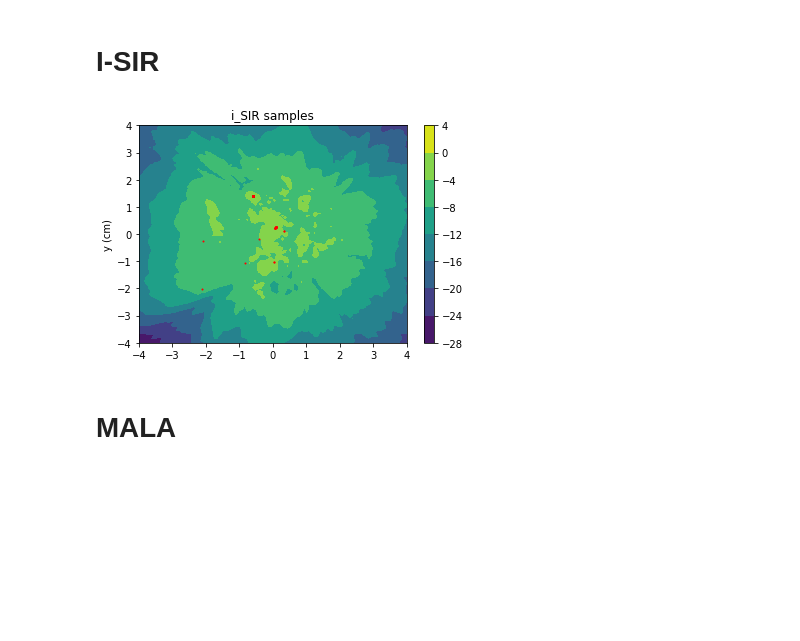
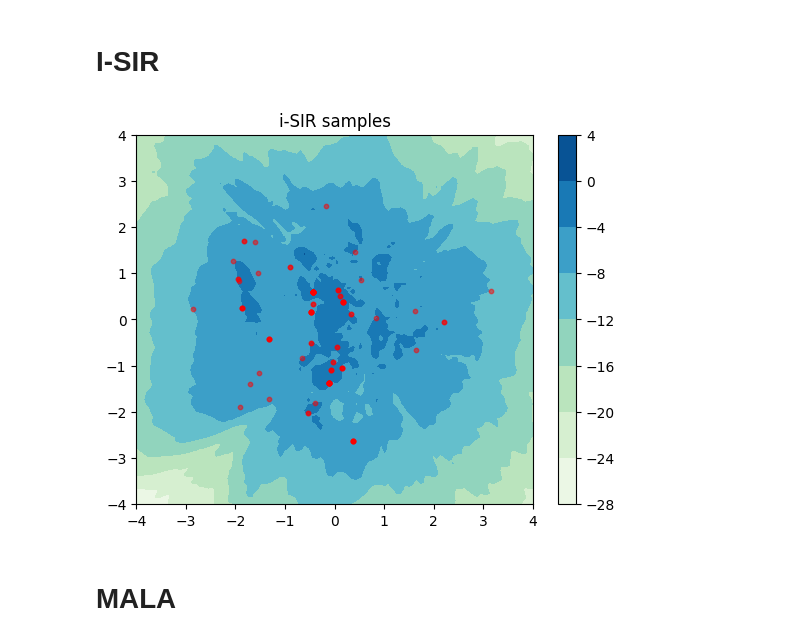
Before and after one commit to svsamsonov/ex2mcmc_new, a Jupyter notebook: exp_mnist/JSGAN_samples.ipynb, the cells around one changed output. Drawn from its saved outputs; the diff is of its cells as text; code cells hidden in the pictures; blank space fills up the shorter version.

```diff
--- a/exp_mnist/JSGAN_samples.ipynb
+++ b/exp_mnist/JSGAN_samples.ipynb
@@ -13,5 +17,5 @@ from .models.vanilla_gan_mnist import GeneratorMNIST, DiscriminatorMNIST
 # %%
-device = 'cpu'
+device = torch.device("cuda:0" if torch.cuda.is_available() else "cpu")
 # %%
 gen_mnist = GeneratorMNIST(2)
 gen_mnist.to(device)
@@ -51,6 +55,7 @@ torch.manual_seed(42)
 
 lat_size = 2
 N_samples = 3
+a = 2
 
 x0 = torch.randn(N_samples, lat_size).to(device)
 # %%
@@ -98,16 +102,15 @@ Samples_isir = i_sir(log_target_dens=log_target_dens, x0=x0, N_steps=N_steps, N_
 
 energies_isir = -log_target_dens(Samples_isir.reshape(-1, lat_size)).reshape(N_samples, N_steps + 1).cpu()
 # %%
-fig,ax=plt.subplots(1,1)
-cp = ax.contourf(X, Y, dens_vals)
+fig, ax = plt.subplots(1,1)
+
+cp = ax.contourf(X, Y, dens_vals, cmap='GnBu')
 fig.colorbar(cp) # Add a colorbar to a plot
-ax.scatter(Samples_isir[0, :, 0], Samples_isir[0, :, 1], s=1, c='r')
-ax.set_title('i_SIR samples')
-#ax.set_xlabel('x (cm)')
-ax.set_ylabel('y (cm)')
+ax.scatter(Samples_isir[0, :, 0], Samples_isir[0, :, 1], s=10, c='r', alpha=0.5)
+ax.set_title(r'i-SIR samples')
 plt.show()
 # %% [output]
-[figure, old version]
+[figure, new version]
 # %% [markdown]
 # MALA
 # %%
```
Also changed, not shown: parts of 9 cells of this notebook, 18 other files.
